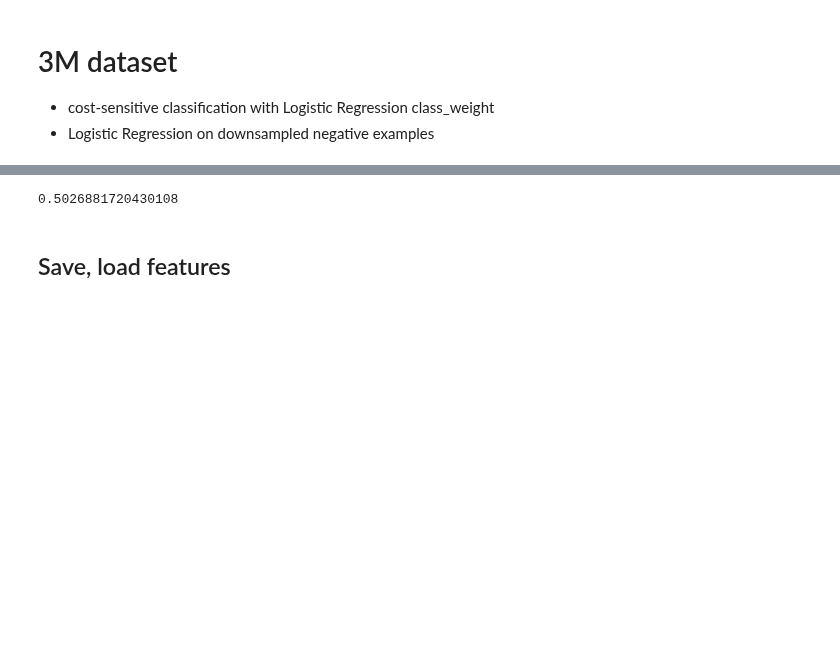
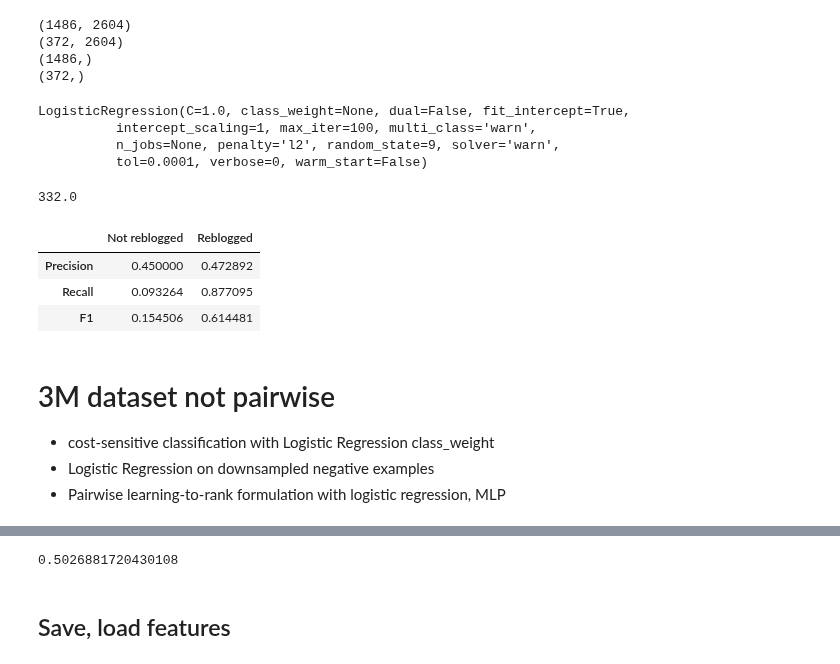
Before and after one commit to michaelmilleryoder/tumblr-scripts, a Jupyter notebook: jupyter/reblog_prediction.ipynb, the cells around one changed output, grey strips where cells are left out. Saved outputs shown, nothing was run; the diff lists cells and outputs as text; code cells hidden in the pictures; blank space fills up the shorter version.

Commit message:
Outline for reblog prediction bigger dataset

```diff
--- a/jupyter/reblog_prediction.ipynb
+++ b/jupyter/reblog_prediction.ipynb
@@ -5,0 +54,6 @@ data_dirpath = '/usr0/home/mamille2/erebor/tumblr/data' # misty
+# %%
+# Load identity categories
+with open(os.path.join(data_dirpath, 'identity_categories.txt')) as f:
+    categories = [cat.replace(' ', '_') for cat in f.read().splitlines()]
+
+categories
@@ -6,4 +134,54 @@ data_dirpath = '/usr0/home/mamille2/erebor/tumblr/data' # misty
+# %%
+from scipy.sparse import hstack
+
+X_train = hstack(list(feats['train'][0].values()) + list(feats['train'][1].values()))
+X_test = hstack(list(feats['test'][0].values()) + list(feats['test'][1].values()))
+# X_train = np.hstack(list(feats['train'][0].values()) + list(feats['train'][1].values()))
+# X_test = np.hstack(list(feats['test'][0].values()) + list(feats['test'][1].values()))
+
+y_train, y_test = pairs['train'][:,-1], pairs['test'][:,-1]
+
+print(X_train.shape)
+print(X_test.shape)
+print(y_train.shape)
+print(y_test.shape)
+# %% [output]
+(1486, 2604)
+(372, 2604)
+(1486,)
+(372,)
+# %%
+# Run logistic regression (with class weighting or not)
+from sklearn.linear_model import LogisticRegression
+
+clf = LogisticRegression(random_state=9)
+
+clf.fit(X_train, y_train)
+# %% [output]
+LogisticRegression(C=1.0, class_weight=None, dual=False, fit_intercept=True,
+          intercept_scaling=1, max_iter=100, multi_class='warn',
+          n_jobs=None, penalty='l2', random_state=9, solver='warn',
+          tol=0.0001, verbose=0, warm_start=False)
+# %%
+preds = clf.predict(X_test)
+print(sum(preds))
+
+import numpy as np
+from sklearn.metrics import precision_recall_fscore_support
+
+scores = precision_recall_fscore_support(y_test, preds, average=None)
+
+scores_df = pd.DataFrame(np.array(scores[:-1]), columns=['Not reblogged', 'Reblogged'],
+                         index=['Precision', 'Recall', 'F1'])
+scores_df
+# %% [output]
+332.0
+|  | Not reblogged | Reblogged |
+| Precision | 0.450000 | 0.472892 |
+| Recall | 0.093264 | 0.877095 |
+| F1 | 0.154506 | 0.614481 |
 # %% [markdown]
-# 3M dataset
+# 3M dataset not pairwise
 * cost-sensitive classification with Logistic Regression class_weight
 * Logistic Regression on downsampled negative examples
+* Pairwise learning-to-rank formulation with logistic regression, MLP
```
Also changed, not shown: parts of 18 cells of this notebook, 2 other files.
